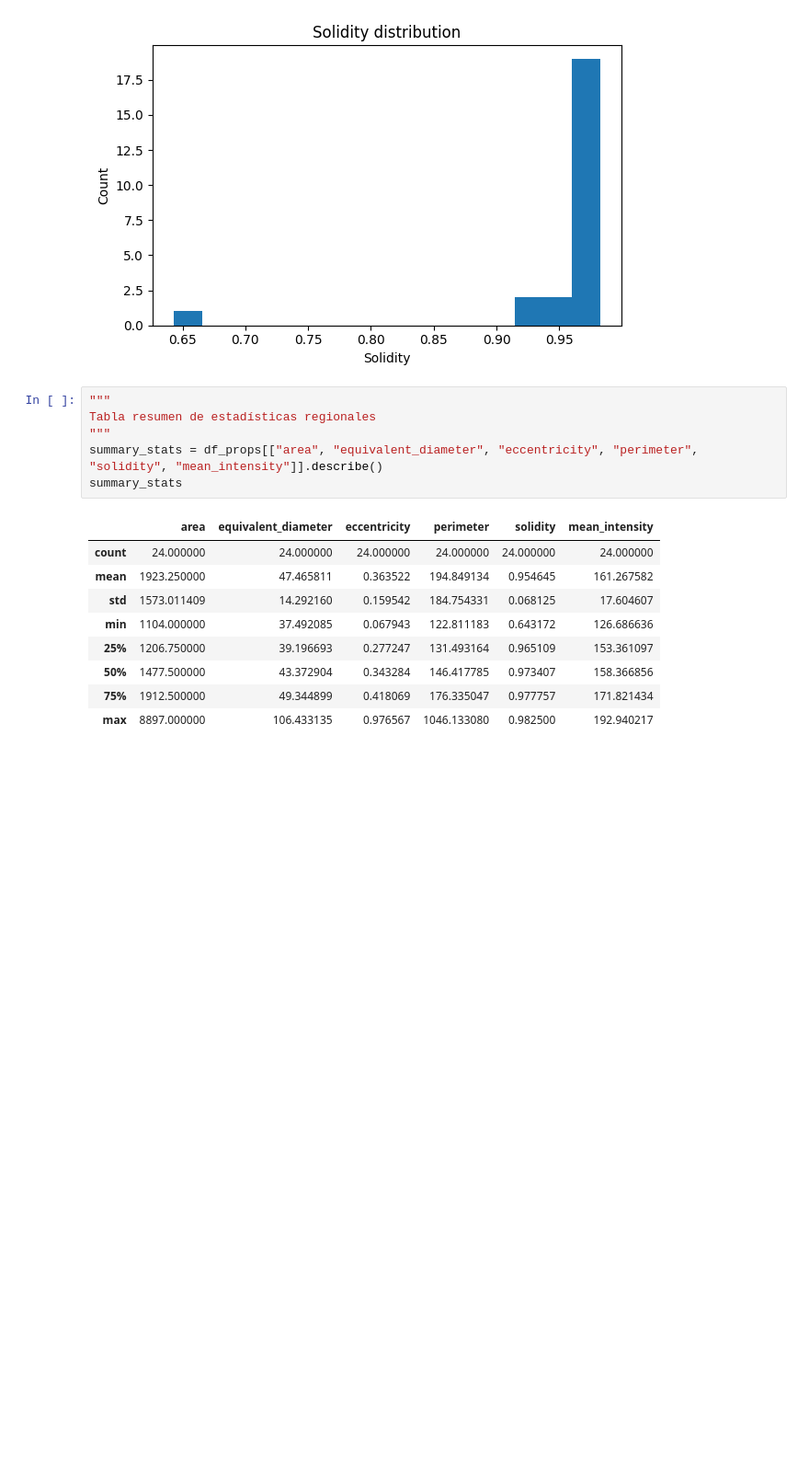
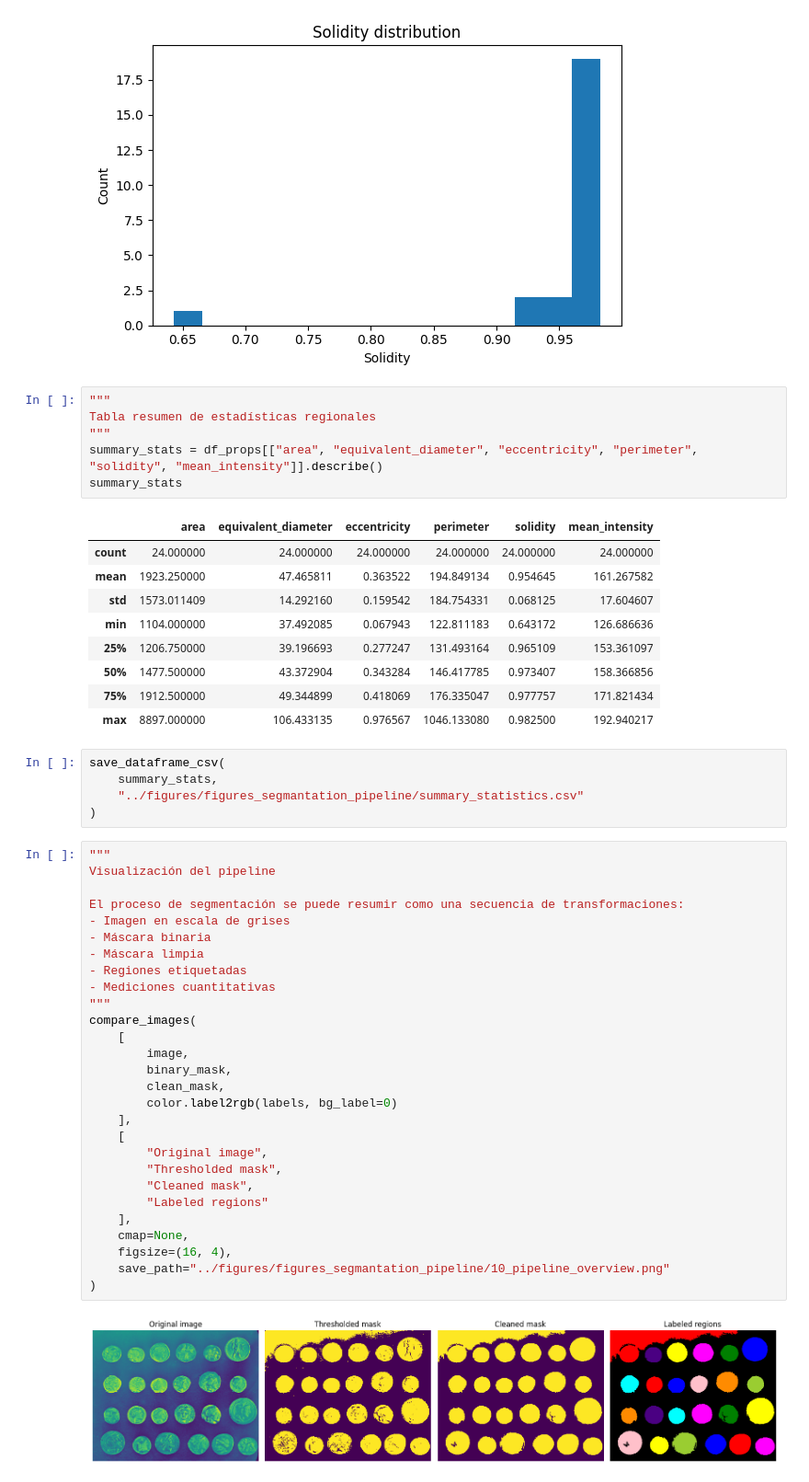
Before and after one commit to peterzm/ai-imaging-portfolio, a Jupyter notebook: 04_segmentation/notebooks/05_scientific_image_segmentation_pipeline.ipynb, the cells around one changed output. Shown at 92% size. Saved outputs shown, nothing was run; the diff lists cells and outputs as text; blank space fills up the shorter version.

Commit message:
Fin del notebook segmentation pipeline

```diff
--- a/04_segmentation/notebooks/05_scientific_image_segmentation_pipeline.ipynb
+++ b/04_segmentation/notebooks/05_scientific_image_segmentation_pipeline.ipynb
@@ -296,3 +296,38 @@ summary_stats
 | 50% | 1477.500000 | 43.372904 | 0.343284 | 146.417785 | 0.973407 | 158.366856 |
 | 75% | 1912.500000 | 49.344899 | 0.418069 | 176.335047 | 0.977757 | 171.821434 |
 | max | 8897.000000 | 106.433135 | 0.976567 | 1046.133080 | 0.982500 | 192.940217 |
+# %%
+save_dataframe_csv(
+    summary_stats,
+    "../figures/figures_segmantation_pipeline/summary_statistics.csv"
+)
+# %%
+"""
+Visualización del pipeline
+
+El proceso de segmentación se puede resumir como una secuencia de transformaciones:
+- Imagen en escala de grises
+- Máscara binaria
+- Máscara limpia
+- Regiones etiquetadas
+- Mediciones cuantitativas
+"""
+compare_images(
+    [
+        image,
+        binary_mask,
+        clean_mask,
+        color.label2rgb(labels, bg_label=0)
+    ],
+    [
+        "Original image",
+        "Thresholded mask",
+        "Cleaned mask",
+        "Labeled regions"
+    ],
+    cmap=None,
+    figsize=(16, 4),
+    save_path="../figures/figures_segmantation_pipeline/10_pipeline_overview.png"
+)
+# %% [output]
+[figure, added]
```
Also changed, not shown: 1 other file.
